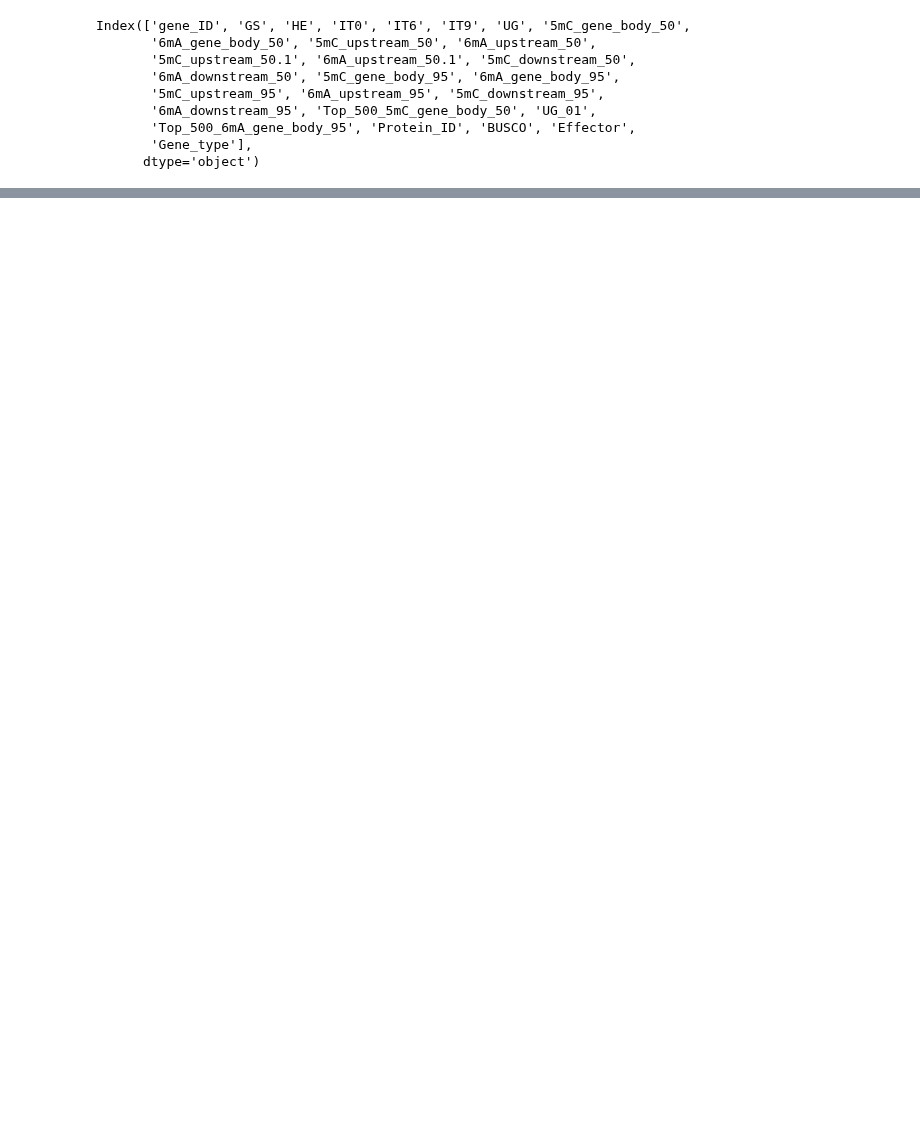
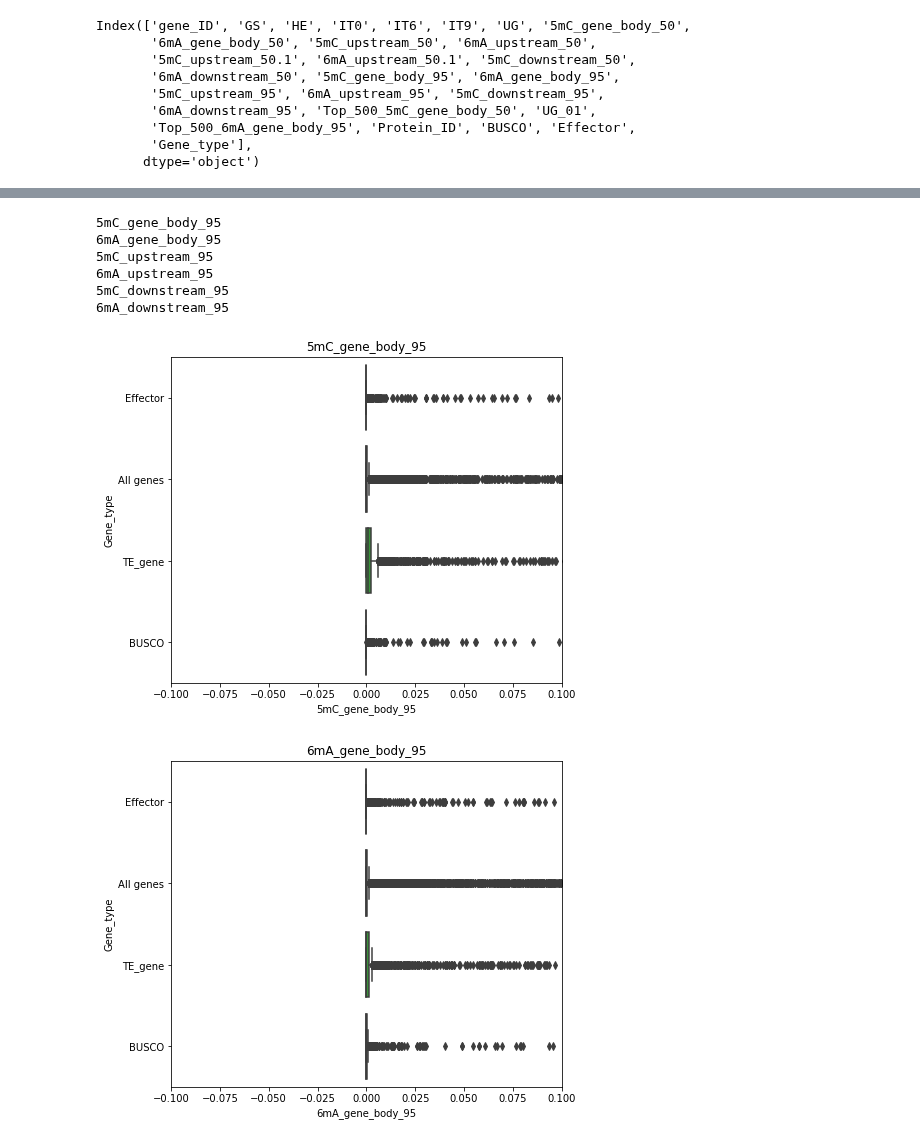
Before and after one commit to BenjaminSchwessinger/Honours_year, a Jupyter notebook: fisher/methylation/Methylations_interpretation.ipynb, the cells around one changed output, grey strips where cells are left out. Cells and saved outputs as stored; diff of their text form; code cells hidden in the pictures; blank space fills up the shorter version.

```diff
--- a/fisher/methylation/Methylations_interpretation.ipynb
+++ b/fisher/methylation/Methylations_interpretation.ipynb
@@ -290,0 +297,19 @@ for x in ['5mC_gene_body_50',
+# %%
+for x in [ '5mC_gene_body_95', '6mA_gene_body_95',
+       '5mC_upstream_95', '6mA_upstream_95', '5mC_downstream_95',
+       '6mA_downstream_95']:
+    print(x)
+    f, ax = plt.subplots(figsize=(7, 6))
+    #ax.set_xscale("log")
+    ax.set_xlim(-0.1,0.1)
+    sns.boxplot(x=x, y='Gene_type', data=h_contig_df)
+    plt.title(x)
+# %% [output]
+5mC_gene_body_95
+6mA_gene_body_95
+5mC_upstream_95
+6mA_upstream_95
+5mC_downstream_95
+6mA_downstream_95
+[figure, added]
+[figure, added]
```
Also changed, not shown: parts of 8 cells of this notebook.
